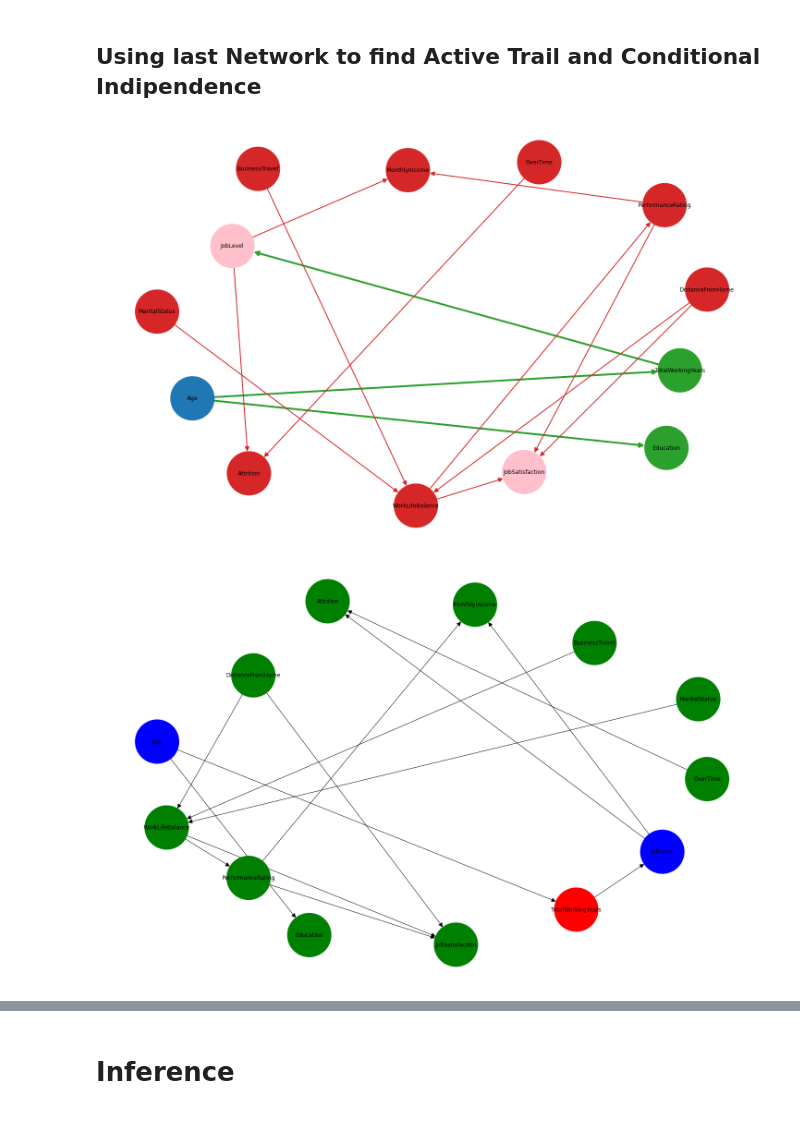
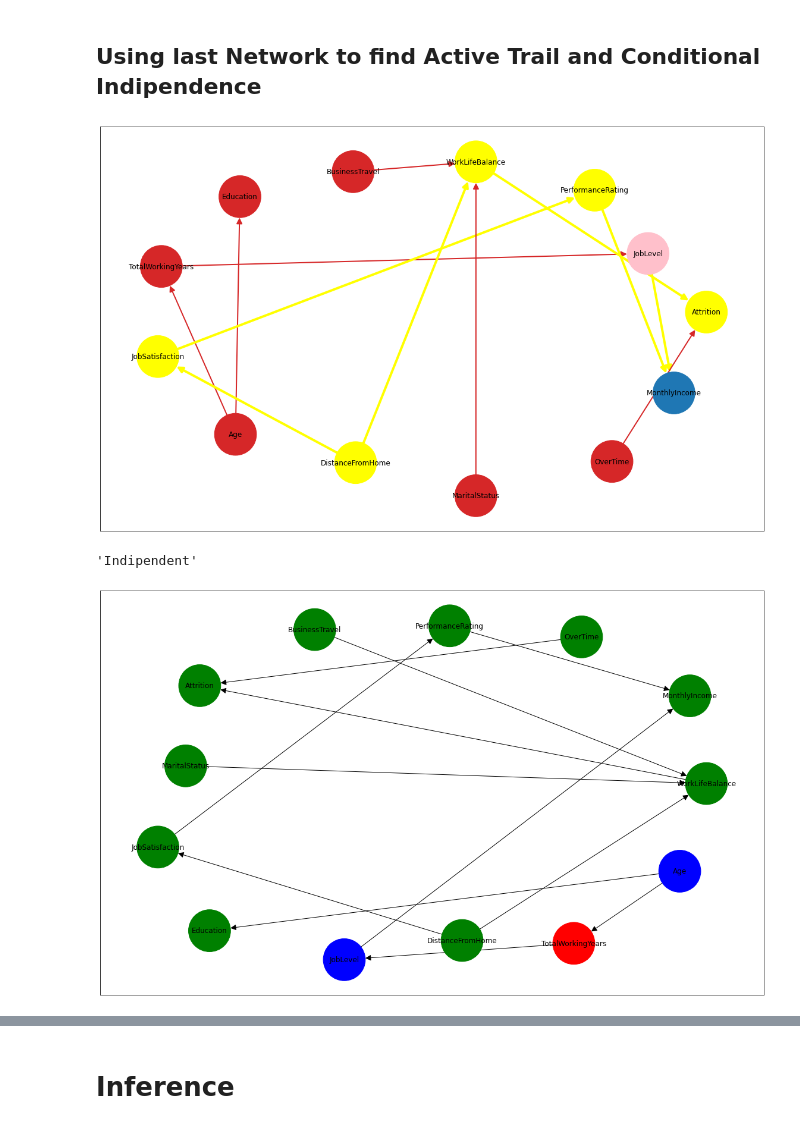
Before and after one commit to jacopodabramo/FAIKR3, a Jupyter notebook: BayesianNet.ipynb, the cells around one changed output, grey strips where cells are left out. Saved outputs shown, nothing was run; the diff lists cells and outputs as text; code cells hidden in the pictures.

```diff
--- a/BayesianNet.ipynb
+++ b/BayesianNet.ipynb
@@ -78,8 +78,9 @@ display(pd.DataFrame(p_values, columns=cols, index=cols).apply(np.log))
 | TotalWorkingYears | -355.619684 | -40.851214 | -0.129714 | -1.675896 | -17.477097 | -681.598728 | -0.295545 | ... |
 | WorkLifeBalance | -0.065379 | -6.935569 | -0.069215 | -0.064895 | -0.166011 | -0.278890 | -0.384024 | ... |
 # %%
-orderd_list = ['Age','Education','MaritalStatus','DistanceFromHome','WorkLifeBalance','TotalWorkingYears','JobLevel',
-                'BusinessTravel','OverTime','PerformanceRating','JobSatisfaction','MonthlyIncome','Attrition']
+orderd_list = ['Age','Education','MaritalStatus','DistanceFromHome','BusinessTravel',
+               'WorkLifeBalance','TotalWorkingYears','JobLevel','OverTime','JobSatisfaction',
+               'PerformanceRating','MonthlyIncome','Attrition']
 # %%
 pcest = PC(df)
 pcmodel = pcest.estimate(variant = 'stable',max_cond_vars=4, significance_level=0.05)
@@ -128,11 +129,10 @@ Per esempio ho aggiunto archi che danno informazioni ai nodi che non hanno archi
 # %%
 edges = [("DistanceFromHome","WorkLifeBalance"),
          ("DistanceFromHome","JobSatisfaction"),
-         ("WorkLifeBalance","JobSatisfaction"),
-         ("WorkLifeBalance","PerformanceRating"),
+         ("WorkLifeBalance","Attrition"),
          ("MaritalStatus","WorkLifeBalance"),
          ("PerformanceRating","MonthlyIncome"),
-         ("PerformanceRating","JobSatisfaction"),
+         ("JobSatisfaction","PerformanceRating"),
          ("OverTime","Attrition"),
          ("BusinessTravel","WorkLifeBalance"),
         ]
@@ -336,46 +336,44 @@ P(Age ⫫ MonthlyIncome|TotalWorkingYears,Attrition) True
 # %% [markdown]
 ## Using last Network to find Active Trail and Conditional Indipendence
 # %%
-def display_active_trails(net, target_node, given_nodes=[]):
-    # Taking all nodes with active trails from target_node with given_nodes as evidence
-    active_trail = net.active_trail_nodes(target_node, given_nodes)[target_node]
-
-    # I give a color to all nodes, blue if target, pink if evidence, green if in trails active, red otherwise
+def display_active_trails(net, target, evidence=[]):
+    active_trail = net.active_trail_nodes(target, evidence)[target]
+    # blue if target, pink if evidence, yellow if in trails active, red otherwise
     nodes_colors = []
     for node in net.nodes():
-        if node == target_node:
+        if node == target:
             nodes_colors.append("tab:blue")
-        elif node in given_nodes:
+        elif node in evidence:
             nodes_colors.append("pink")
         elif node in active_trail:
-            nodes_colors.append("tab:green")
+            nodes_colors.append("yellow")
         else:
             nodes_colors.append("tab:red")
 
-    # Same with edges, green if I have an active trail, red otherwise
+
     edges_colors = []
     edges_weights = []
     for (u, v) in net.edges:
-        if u in active_trail and (v in active_trail or v in given_nodes):
-            edges_colors.append("tab:green")
+        if u in active_trail and (v in active_trail or v in evidence):
+            edges_colors.append("yellow")
             edges_weights.append(4)
-        elif u in given_nodes and v == target_node:
-            edges_colors.append("tab:green")
+        elif u in evidence and v == target:
+            edges_colors.append("yellow")
             edges_weights.append(4)
         else:
             edges_colors.append("tab:red")
             edges_weights.append(2)
 
-    # Finally I plot the network with colors
+    # Plotting
     plt.figure(figsize=(20,12.5))
-    nx.draw(net, width=edges_weights,
+    nx.draw_networkx(net, width=edges_weights,
             node_color=nodes_colors, edge_color=edges_colors,
-            with_labels=True, node_size=9000, arrowsize=20)
+            with_labels=True, node_size=5000, arrowsize=20)
 
-# Da vedere dopo
-display_active_trails(bn_likelihood, 'Age', given_nodes=['JobLevel','JobSatisfaction'])
+
+display_active_trails(bn_likelihood, 'MonthlyIncome',evidence =['JobLevel'])
 # %% [output]
-[figure, old version]
+[figure, new version]
 # %%
 def draw_indipendence(net,first_node,second_node,evidence = []):
     ancenstors = []
@@ -400,6 +405,8 @@ def draw_indipendence(net,first_node,second_node,evidence = []):
 # %%
 draw_indipendence(bn_likelihood,'Age','JobLevel',evidence = ['TotalWorkingYears'])
+is_indipendent(bn_likelihood,'Age','JobLevel',evidence = ['TotalWorkingYears'])
 # %% [output]
+'Indipendent'
-[figure, old version]
+[figure, new version]
 # %%
 draw_indipendence(bn_likelihood,'Age','MonthlyIncome',evidence = ['Attrition'])
```
Also changed, not shown: parts of 25 cells of this notebook.
